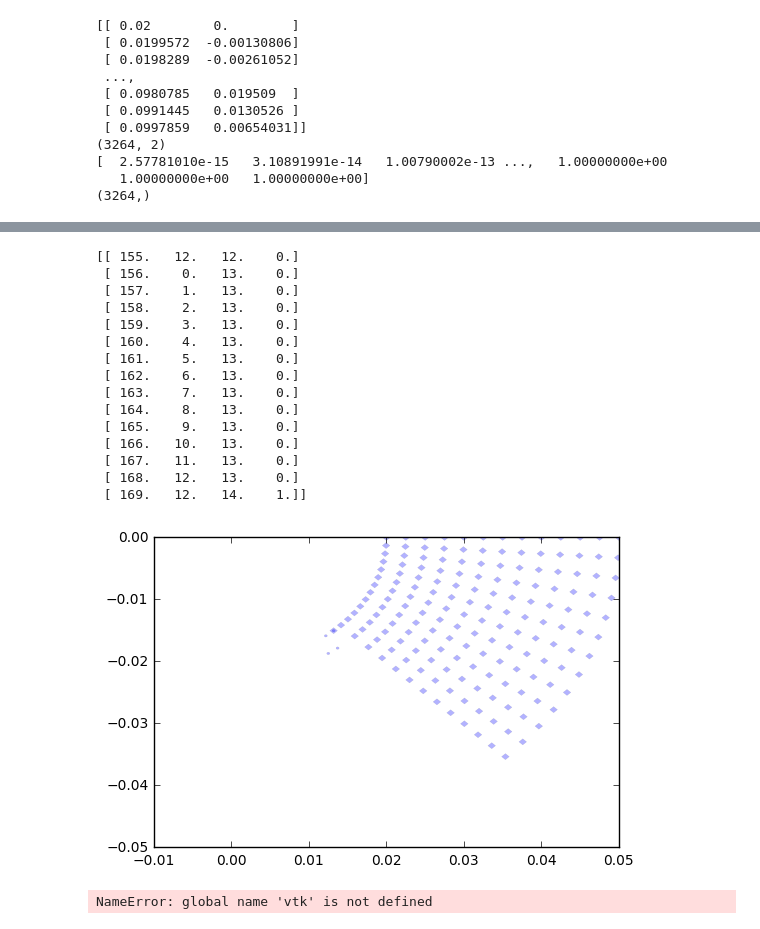
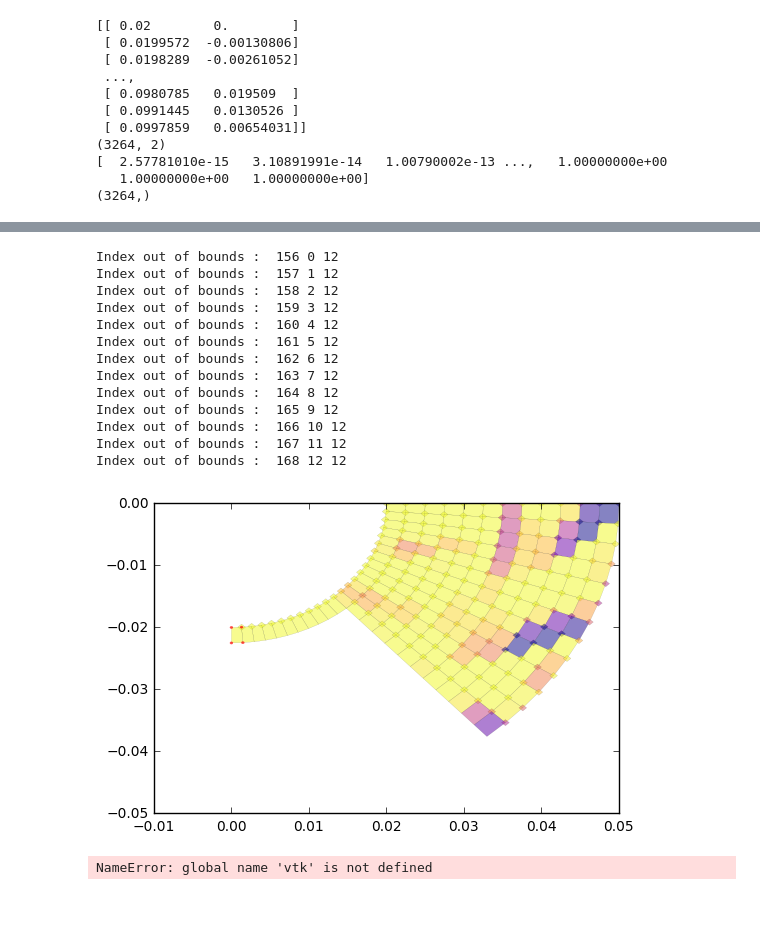
Before and after one commit to pyotr777/openfoam_samples, a Jupyter notebook: interFoam/laminar/J29155334941477976881/mixer_visualisation_notebook.ipynb, the cells around one changed output, grey strips where cells are left out. Saved outputs shown, nothing was run; the diff lists cells and outputs as text; code cells hidden in the pictures.

Commit message:
Using polar_coords matrix and linear_coords list of arrays for translating pointer number to polar coordinates.

```diff
--- a/interFoam/laminar/J29155334941477976881/mixer_visualisation_notebook.ipynb
+++ b/interFoam/laminar/J29155334941477976881/mixer_visualisation_notebook.ipynb
@@ -283,76 +298,74 @@ print lin_coords
 # Return 4-cornered poligon point indexes in array nodes_half for given point
 def get_polygon_indexes(i):
     az, rz = lin_coords[i]
-    print az, rz
+    #print i, az, rz
     i0 = i
-    if rz < polar_coords.shape[1]:
+    if rz < polar_coords.shape[1]-1 and az < polar_coords.shape[0]-1:
         i1 = polar_coords[az+1,rz]
         i2 = polar_coords[az+1,rz+1]
         i3 = polar_coords[az,rz+1]
-        return [i1, i2, i3, i4]
-    else
+        return [i0, i1, i2, i3]
+    else:
+        print "Index out of bounds : ", i, az, rz
         return None
 # %%
 from matplotlib.patches import Polygon, Circle, RegularPolygon
 from matplotlib.collections import PatchCollection
 
 fig, ax = plt.subplots()
 patches = []
-indexes = [[0,0,0,0]]
 
-N = 170
+N = 180
 for i in range(N):
     circle = RegularPolygon(nodes_half[i], 4, 0.0005, ec="none")
     patches.append(circle)
     poly_points = get_polygon_indexes(i)
     if poly_points is None:
         continue
-    indexes = np.concatenate((indexes, idx))
     b = np.concatenate((nodes_half[poly_points[0]],
                         nodes_half[poly_points[1]],
                         nodes_half[poly_points[2]],
                         nodes_half[poly_points[3]])).reshape(4,2)
     #print "B:",b
-    #polygon = Polygon(b, True)
-    #patches.append(polygon)
+    polygon = Polygon(b, True)
+    patches.append(polygon)
 
+p = PatchCollection(patches, cmap=mpl.cm.plasma_r, alpha=0.5, linewidth=0.1)
+
+colors = a_half[:len(patches)]*1e15
+p.set_array(np.array(colors))
+
+ax.add_collection(p)
+
+patches = []
 for n in range(4):
     try:
         circle = Circle(nodes_half[poly_points[n]], 0.0002, ec="none")
         patches.append(circle)
     except:
         pass
 
-print indexes[-15:]
-
-p = PatchCollection(patches, cmap=mpl.cm.plasma_r, alpha=0.3, linewidth=0.1)
-
-colors = a_half[:len(patches)]*1e15
-#p.set_array(np.array(colors))
-
+p = PatchCollection(patches, color='r', alpha=0.7, linewidth=0.1)
 ax.add_collection(p)
-
 ax.set_xlim(-0.01, 0.05)
 ax.set_ylim(-0.05, 0.)
 
 plt.show()
 # %% [output]
-[[ 155.   12.   12.    0.]
- [ 156.    0.   13.    0.]
- [ 157.    1.   13.    0.]
- [ 158.    2.   13.    0.]
- [ 159.    3.   13.    0.]
- [ 160.    4.   13.    0.]
- [ 161.    5.   13.    0.]
- [ 162.    6.   13.    0.]
- [ 163.    7.   13.    0.]
- [ 164.    8.   13.    0.]
- [ 165.    9.   13.    0.]
- [ 166.   10.   13.    0.]
- [ 167.   11.   13.    0.]
- [ 168.   12.   13.    0.]
- [ 169.   12.   14.    1.]]
+Index out of bounds :  156 0 12
+Index out of bounds :  157 1 12
+Index out of bounds :  158 2 12
+Index out of bounds :  159 3 12
+Index out of bounds :  160 4 12
+Index out of bounds :  161 5 12
+Index out of bounds :  162 6 12
+Index out of bounds :  163 7 12
+Index out of bounds :  164 8 12
+Index out of bounds :  165 9 12
+Index out of bounds :  166 10 12
+Index out of bounds :  167 11 12
+Index out of bounds :  168 12 12
-[figure, old version]
+[figure, new version]
 # %%
 
 vtk_data = getData(filename)
```
Also changed, not shown: parts of 4 cells of this notebook.
